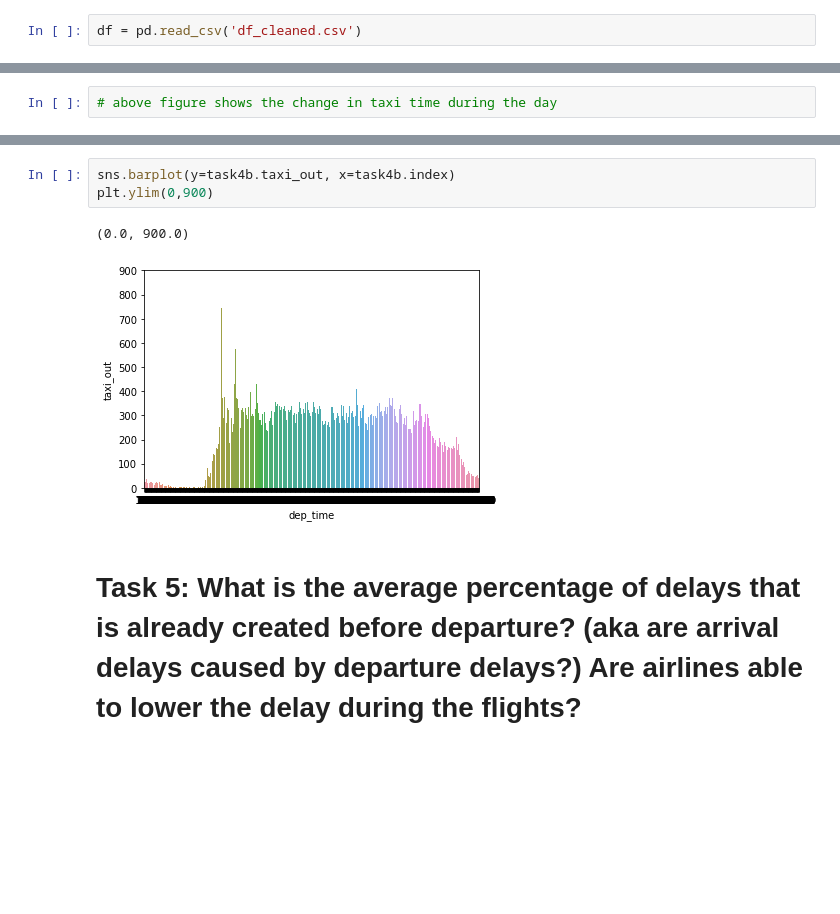
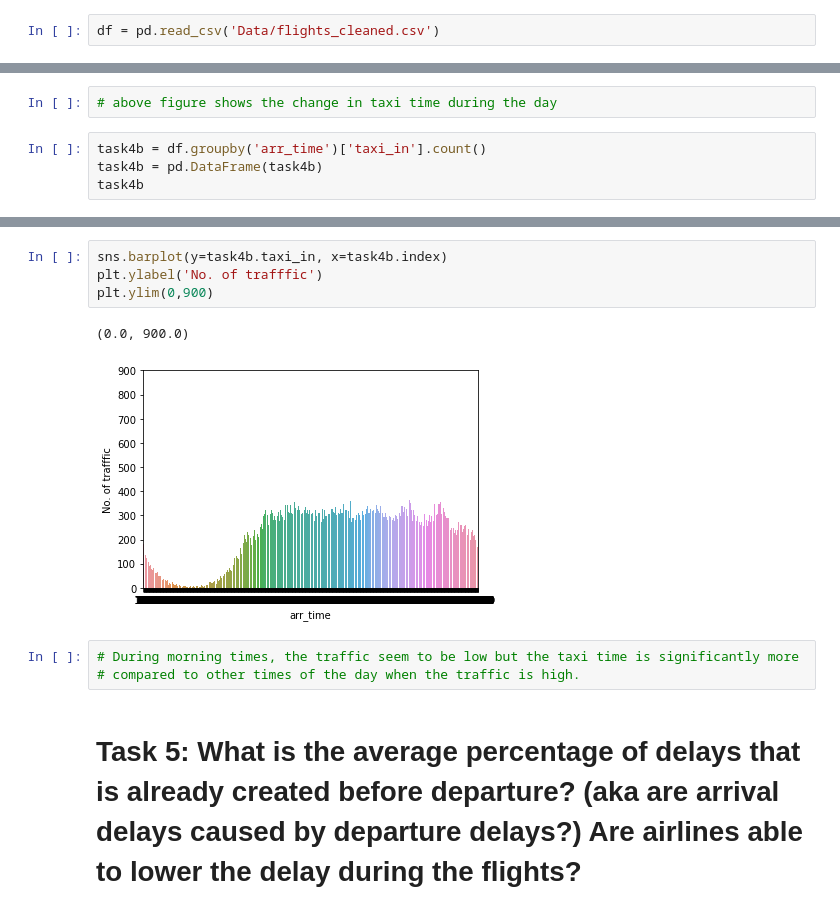
Before and after one commit to ChunkeyMunkey/SL-Flight-Delay, a Jupyter notebook: data_exploration.ipynb, the cells around one changed output, grey strips where cells are left out. Drawn from its saved outputs; the diff is of its cells as text; blank space fills up the shorter version.

```diff
--- a/data_exploration.ipynb
+++ b/data_exploration.ipynb
@@ -5,7 +5,7 @@ import numpy as np
 import seaborn as sns
 import scipy
 # %%
-df = pd.read_csv('df_cleaned.csv')
+df = pd.read_csv('Data/flights_cleaned.csv')
 # %%
 df.months
 # %% [output]
@@ -79,3 +95,7 @@ sns.scatterplot(task4a.index, task4a.taxi_out)
 [figure]
 # %%
 # above figure shows the change in taxi time during the day
+# %%
+task4b = df.groupby('arr_time')['taxi_in'].count()
+task4b = pd.DataFrame(task4b)
+task4b
@@ -82,9 +117,13 @@ sns.scatterplot(task4a.index, task4a.taxi_out)
 # %%
-sns.barplot(y=task4b.taxi_out, x=task4b.index)
+sns.barplot(y=task4b.taxi_in, x=task4b.index)
+plt.ylabel('No. of trafffic')
 plt.ylim(0,900)
 # %% [output]
 (0.0, 900.0)
-[figure, old version]
+[figure, new version]
+# %%
+# During morning times, the traffic seem to be low but the taxi time is significantly more
+# compared to other times of the day when the traffic is high.
 # %% [markdown]
 # Task 5: What is the average percentage of delays that is already created before departure? (aka are arrival delays caused by departure delays?) Are airlines able to lower the delay during the flights?
 # %%
```
Also changed, not shown: parts of 31 cells of this notebook.
